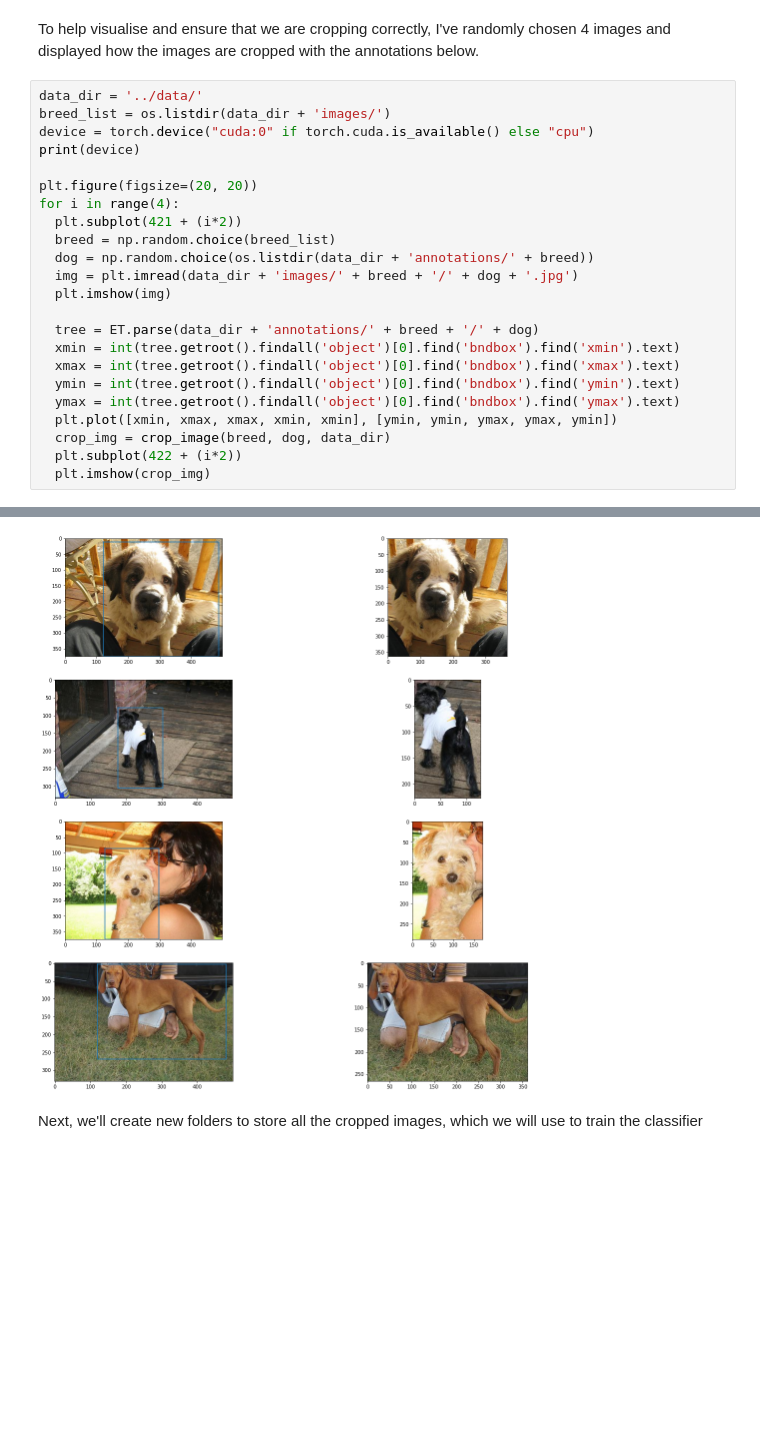
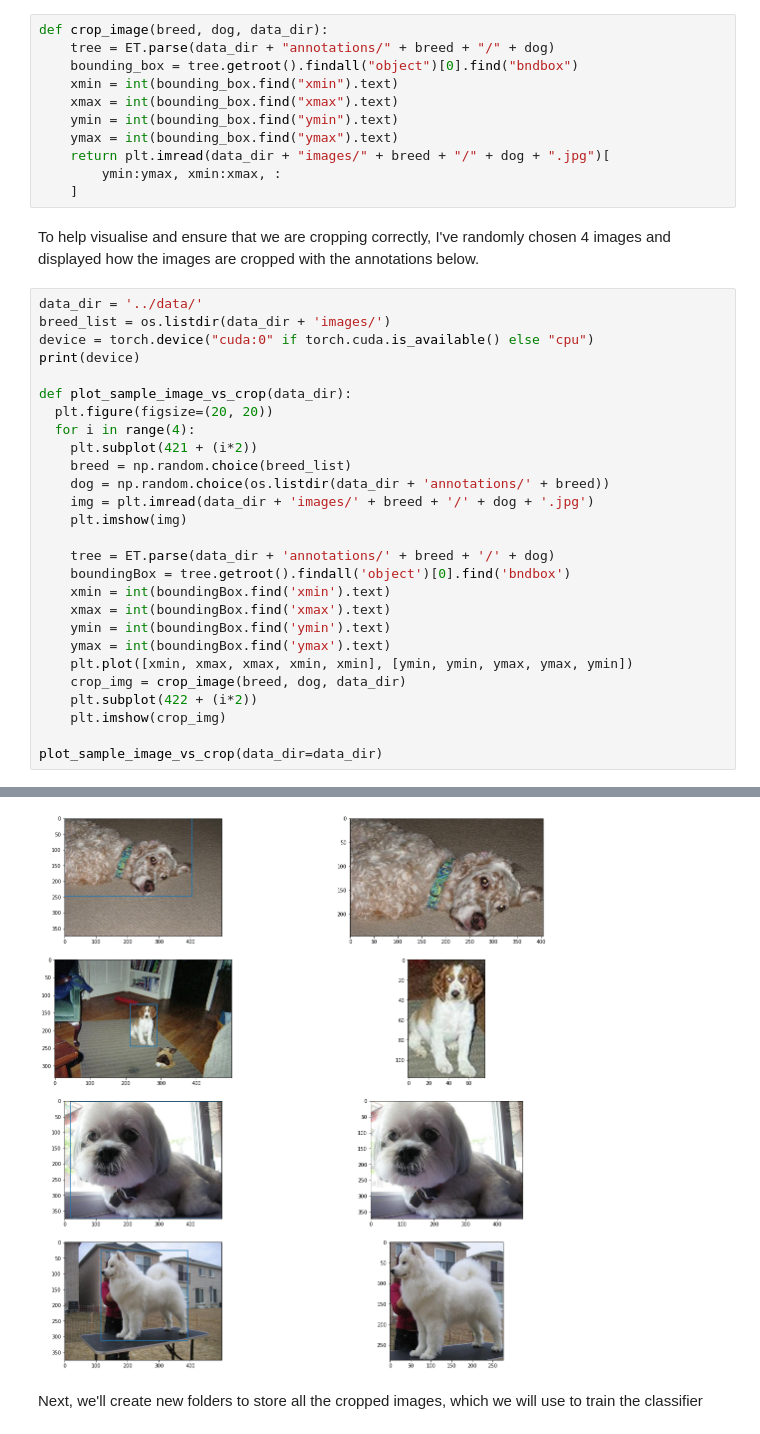
Before and after one commit to jgurakuqi/deep-learning-based-dog-breed-classifier, a Jupyter notebook: dog_breed_classifier.ipynb, the cells around one changed output, grey strips where cells are left out. Drawn from its saved outputs; the diff is of its cells as text; blank space fills up the shorter version.

```diff
--- a/dog_breed_classifier.ipynb
+++ b/dog_breed_classifier.ipynb
@@ -35,30 +31,45 @@ def crop_image(breed, dog, data_dir):
+# %%
+def crop_image(breed, dog, data_dir):
+    tree = ET.parse(data_dir + "annotations/" + breed + "/" + dog)
+    bounding_box = tree.getroot().findall("object")[0].find("bndbox")
+    xmin = int(bounding_box.find("xmin").text)
+    xmax = int(bounding_box.find("xmax").text)
+    ymin = int(bounding_box.find("ymin").text)
+    ymax = int(bounding_box.find("ymax").text)
+    return plt.imread(data_dir + "images/" + breed + "/" + dog + ".jpg")[
+        ymin:ymax, xmin:xmax, :
+    ]
 # %% [markdown]
 To help visualise and ensure that we are cropping correctly, I've randomly chosen 4 images and displayed how the images are cropped with the annotations below.
 # %%
 data_dir = '../data/'
 breed_list = os.listdir(data_dir + 'images/')
 device = torch.device("cuda:0" if torch.cuda.is_available() else "cpu")
 print(device)
 
-plt.figure(figsize=(20, 20))
-for i in range(4):
-  plt.subplot(421 + (i*2))
-  breed = np.random.choice(breed_list)
-  dog = np.random.choice(os.listdir(data_dir + 'annotations/' + breed))
-  img = plt.imread(data_dir + 'images/' + breed + '/' + dog + '.jpg')
-  plt.imshow(img)
+def plot_sample_image_vs_crop(data_dir):
+  plt.figure(figsize=(20, 20))
+  for i in range(4):
+    plt.subplot(421 + (i*2))
+    breed = np.random.choice(breed_list)
+    dog = np.random.choice(os.listdir(data_dir + 'annotations/' + breed))
+    img = plt.imread(data_dir + 'images/' + breed + '/' + dog + '.jpg')
+    plt.imshow(img)
 
-  tree = ET.parse(data_dir + 'annotations/' + breed + '/' + dog)
-  xmin = int(tree.getroot().findall('object')[0].find('bndbox').find('xmin').text)
-  xmax = int(tree.getroot().findall('object')[0].find('bndbox').find('xmax').text)
-  ymin = int(tree.getroot().findall('object')[0].find('bndbox').find('ymin').text)
-  ymax = int(tree.getroot().findall('object')[0].find('bndbox').find('ymax').text)
-  plt.plot([xmin, xmax, xmax, xmin, xmin], [ymin, ymin, ymax, ymax, ymin])
-  crop_img = crop_image(breed, dog, data_dir)
-  plt.subplot(422 + (i*2))
-  plt.imshow(crop_img)
+    tree = ET.parse(data_dir + 'annotations/' + breed + '/' + dog)
+    boundingBox = tree.getroot().findall('object')[0].find('bndbox')
+    xmin = int(boundingBox.find('xmin').text)
+    xmax = int(boundingBox.find('xmax').text)
+    ymin = int(boundingBox.find('ymin').text)
+    ymax = int(boundingBox.find('ymax').text)
+    plt.plot([xmin, xmax, xmax, xmin, xmin], [ymin, ymin, ymax, ymax, ymin])
+    crop_img = crop_image(breed, dog, data_dir)
+    plt.subplot(422 + (i*2))
+    plt.imshow(crop_img)
+
+plot_sample_image_vs_crop(data_dir=data_dir)
 # %% [output]
 cuda:0
-[figure, old version]
+[figure, new version]
 # %% [markdown]
 Next, we'll create new folders to store all the cropped images, which we will use to train the classifier
```
Also changed, not shown: parts of 20 cells of this notebook, 2 other files.
